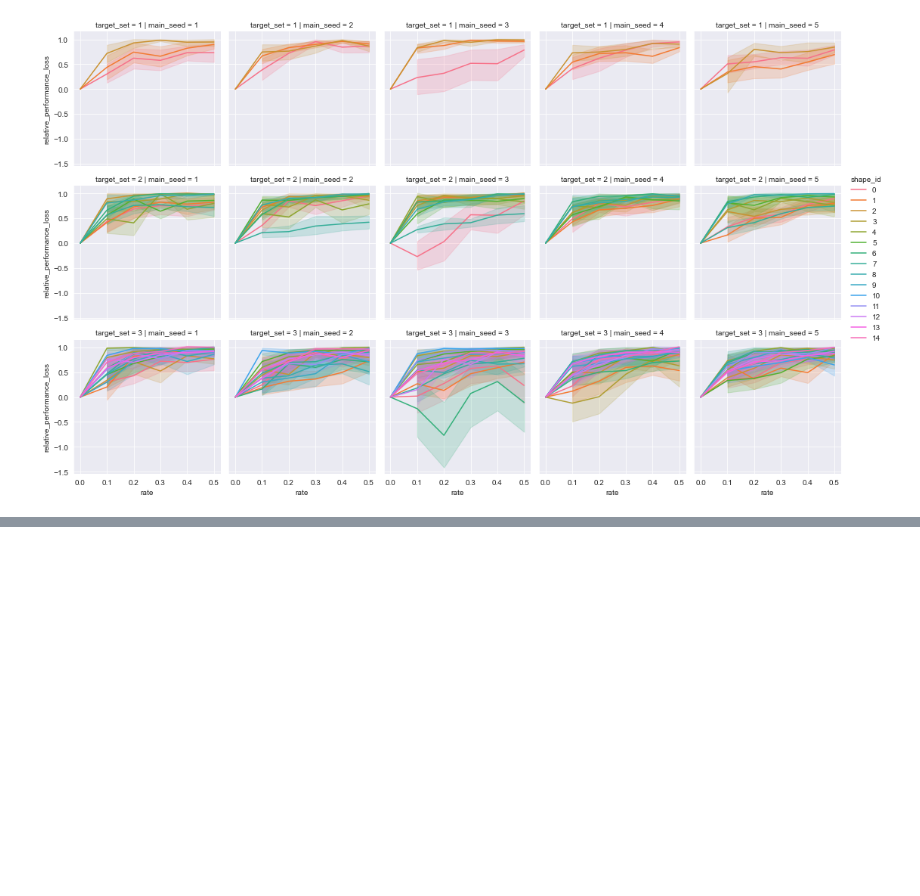
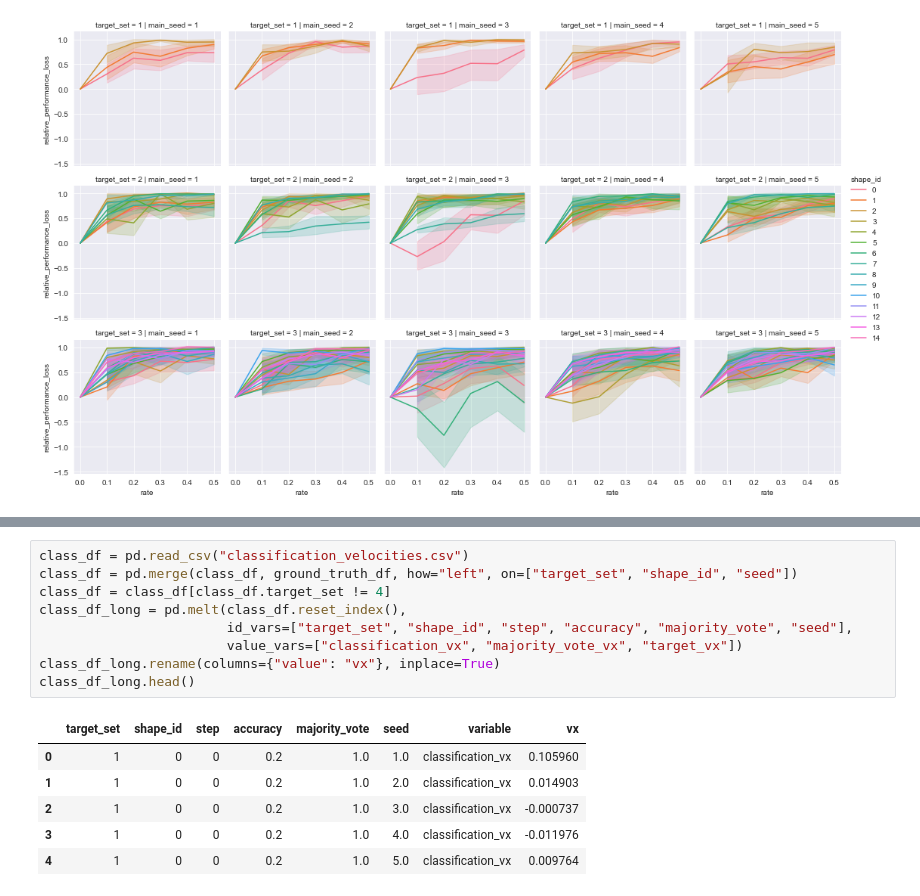
Before and after one commit to giorgia-nadizar/nca-vsr-classification, a Jupyter notebook: vsrs/performance_analysis.ipynb, the cells around one changed output, grey strips where cells are left out. Drawn from its saved outputs; the diff is of its cells as text; blank space fills up the shorter version.

```diff
--- a/vsrs/performance_analysis.ipynb
+++ b/vsrs/performance_analysis.ipynb
@@ -53,0 +76,16 @@ plt.show()
+# %%
+class_df = pd.read_csv("classification_velocities.csv")
+class_df = pd.merge(class_df, ground_truth_df, how="left", on=["target_set", "shape_id", "seed"])
+class_df = class_df[class_df.target_set != 4]
+class_df_long = pd.melt(class_df.reset_index(),
+                        id_vars=["target_set", "shape_id", "step", "accuracy", "majority_vote", "seed"],
+                        value_vars=["classification_vx", "majority_vote_vx", "target_vx"])
+class_df_long.rename(columns={"value": "vx"}, inplace=True)
+class_df_long.head()
+# %% [output]
+|  | target_set | shape_id | step | accuracy | majority_vote | seed | variable | vx |
+| 0 | 1 | 0 | 0 | 0.2 | 1.0 | 1.0 | classification_vx | 0.105960 |
+| 1 | 1 | 0 | 0 | 0.2 | 1.0 | 2.0 | classification_vx | 0.014903 |
+| 2 | 1 | 0 | 0 | 0.2 | 1.0 | 3.0 | classification_vx | -0.000737 |
+| 3 | 1 | 0 | 0 | 0.2 | 1.0 | 4.0 | classification_vx | -0.011976 |
+| 4 | 1 | 0 | 0 | 0.2 | 1.0 | 5.0 | classification_vx | 0.009764 |
```
Also changed, not shown: parts of 5 cells of this notebook, 1 other file.
